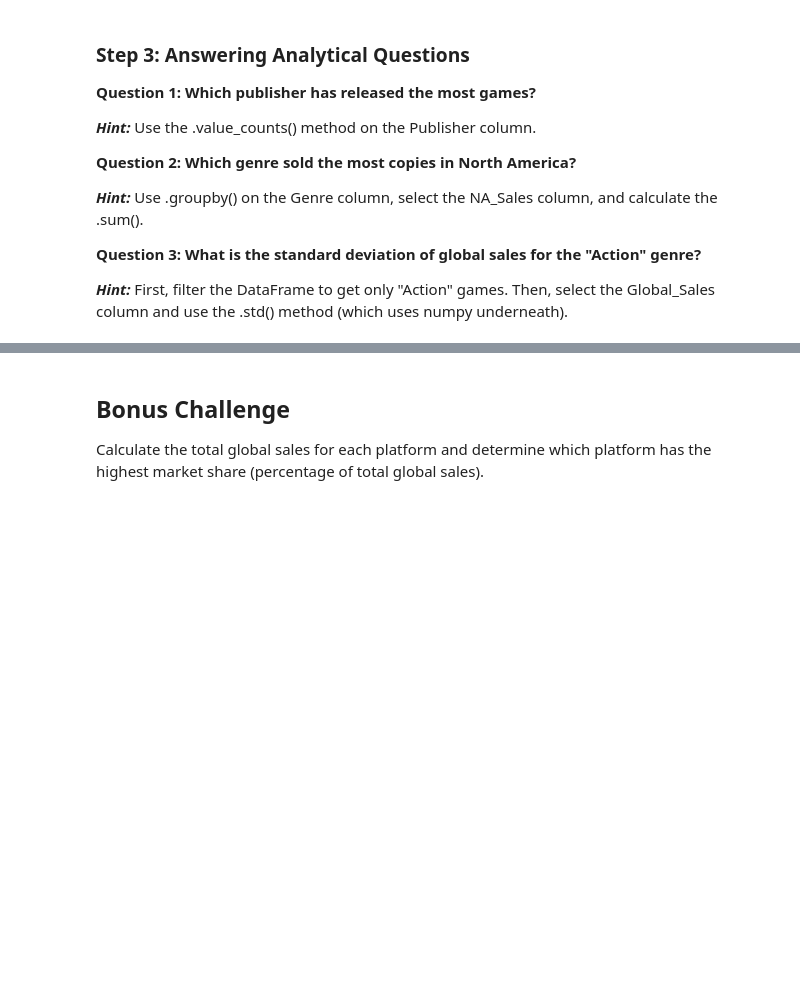
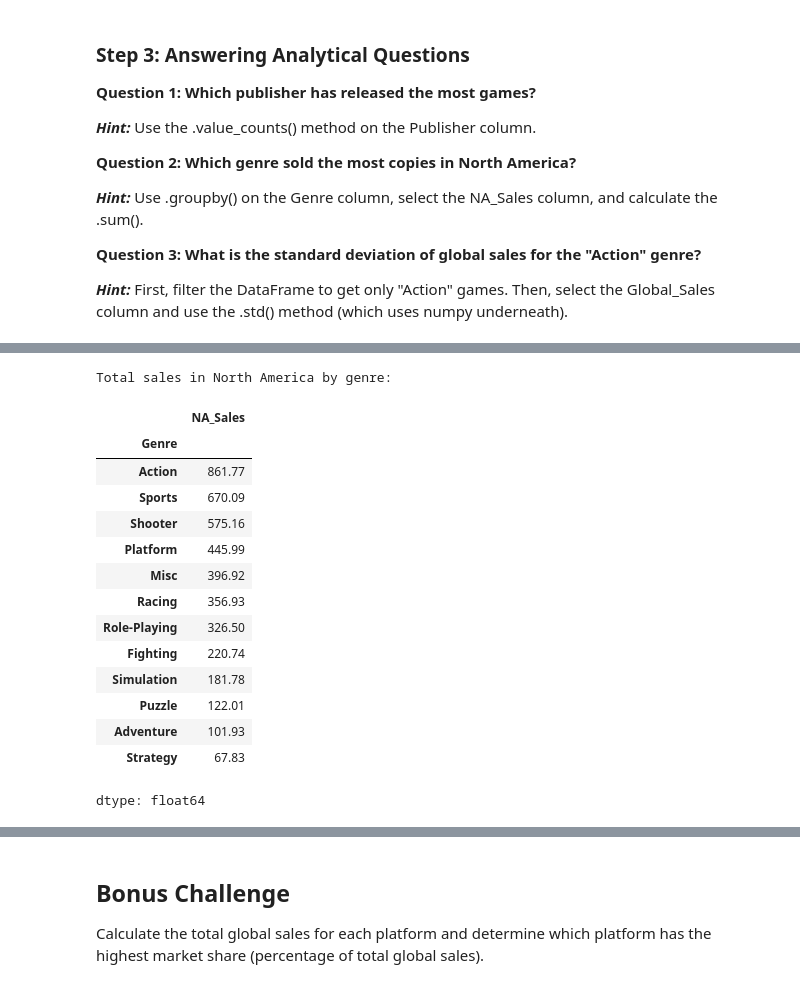
Before and after one commit to sprince0031/ICT-Python-ML, a Jupyter notebook: Week 3/Notebooks/Week3_solutions.ipynb, the cells around one changed output, grey strips where cells are left out. Drawn from its saved outputs; the diff is of its cells as text; code cells hidden in the pictures; blank space fills up the shorter version.

```diff
--- a/Week 3/Notebooks/Week3_solutions.ipynb
+++ b/Week 3/Notebooks/Week3_solutions.ipynb
@@ -196,8 +343,25 @@ print(f"The publisher with the most released games is: {most_prolific_publisher}
 # %%
 # Question 2: Which genre has the highest total sales in North America?
 genre_sales_na = df.groupby('Genre')['NA_Sales'].sum().sort_values(ascending=False)
 print("\nTotal sales in North America by genre:")
-print(genre_sales_na)
+display(genre_sales_na)
+# %% [output]
+Total sales in North America by genre:
+|  | NA_Sales |
+| Genre |  |
+| Action | 861.77 |
+| Sports | 670.09 |
+| Shooter | 575.16 |
+| Platform | 445.99 |
+| Misc | 396.92 |
+| Racing | 356.93 |
+| Role-Playing | 326.50 |
+| Fighting | 220.74 |
+| Simulation | 181.78 |
+| Puzzle | 122.01 |
+| Adventure | 101.93 |
+| Strategy | 67.83 |
+dtype: float64
 # %%
 # Question 3: What is the standard deviation of global sales for Action games?
 action_games = df[df['Genre'] == 'Action']
```
Also changed, not shown: parts of 15 cells of this notebook.
